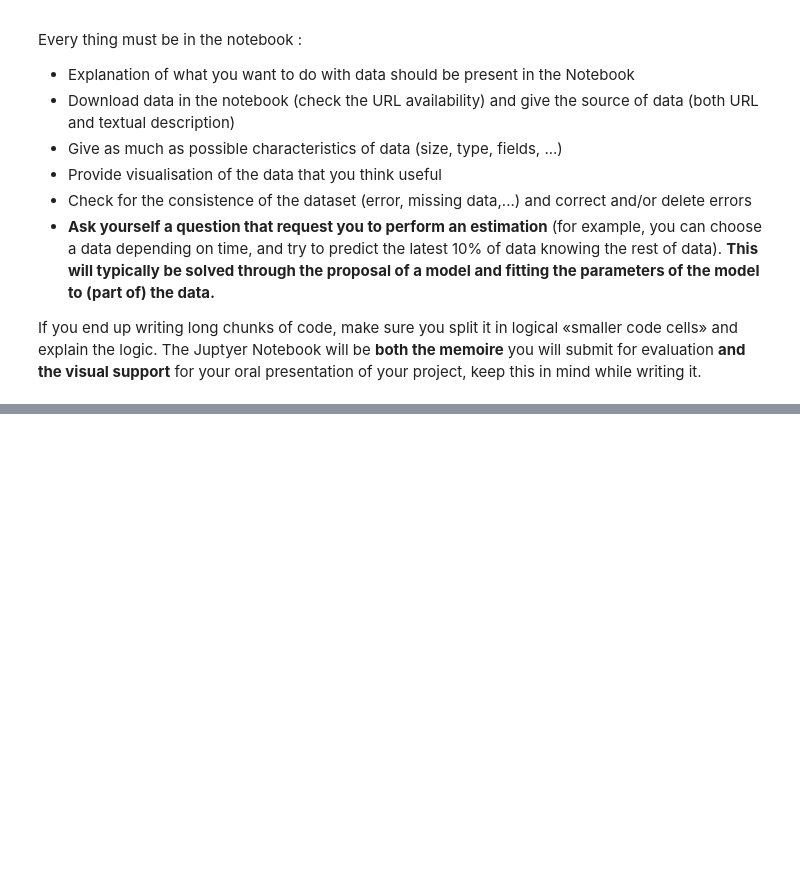
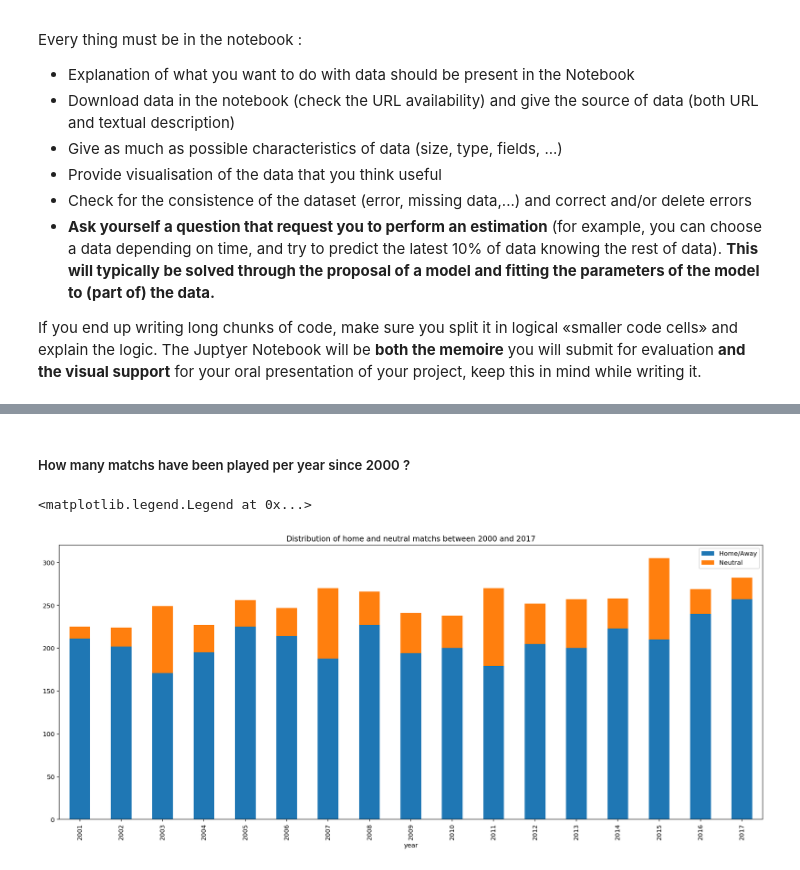
Before and after one commit to peloyeje/map536-rugby-data-scraper, a Jupyter notebook: python_project_PELOYE_REDIER.ipynb, the cells around one changed output, grey strips where cells are left out. Cells and saved outputs as stored; diff of their text form; code cells hidden in the pictures; blank space fills up the shorter version.

```diff
--- a/python_project_PELOYE_REDIER.ipynb
+++ b/python_project_PELOYE_REDIER.ipynb
@@ -86,0 +263,21 @@ If you end up writing long chunks of code, make sure you split it in logical «s
+# %%
+# All helpers return a new instance of the dataframe to avoid overwriting base dataframes.
+def cast_columns(df, type_tuples):
+    processed_df = df.copy()
+    if not isinstance(type_tuples, list):
+        raise Exception("Types must be provided as a list")
+
+    for (downcast, columns) in type_tuples:
+        processed_df[columns] = processed_df[columns].apply(pd.to_numeric, errors='coerce', downcast=downcast)
+    return processed_df
+
+def cast_integer(df):
+    processed_df = df.copy()
+
+    # Get a list of the numeric columns of the dataframe
+    numeric_columns = processed_df.select_dtypes(include=[np.number]).columns.tolist()
+    # Fill the NA with 0 to allow the int conversion
+    processed_df = processed_df.fillna(0)
+    # Apply pd.to_numeric to every concerned column
+    processed_df[numeric_columns] = processed_df[numeric_columns].apply(pd.to_numeric, errors='coerce', downcast='integer')
+    return processed_df
@@ -86,0 +462,15 @@ If you end up writing long chunks of code, make sure you split it in logical «s
+# %% [markdown]
+##### How many matchs have been played per year since 2000 ?
+# %%
+# Group data per year and filter match year > 2000
+matchs_per_year = matchs.drop('month', axis=1).groupby(['year', 'match_type']).count()
+matchs_per_year = matchs_per_year.loc[matchs_per_year.index.get_level_values('year') > 2000, :]
+
+# Plot
+fig, ax = plt.subplots(figsize=(20,8))
+matchs_per_year.unstack(level=1).plot(kind="bar", stacked=True, ax=ax)
+ax.set_title("Distribution of home and neutral matchs between 2000 and 2017")
+ax.legend(["Home/Away", "Neutral"], loc='best')
+# %% [output]
+<matplotlib.legend.Legend at 0x...>
+[figure, added]
```
Also changed, not shown: parts of 149 cells of this notebook, 8 other files.
